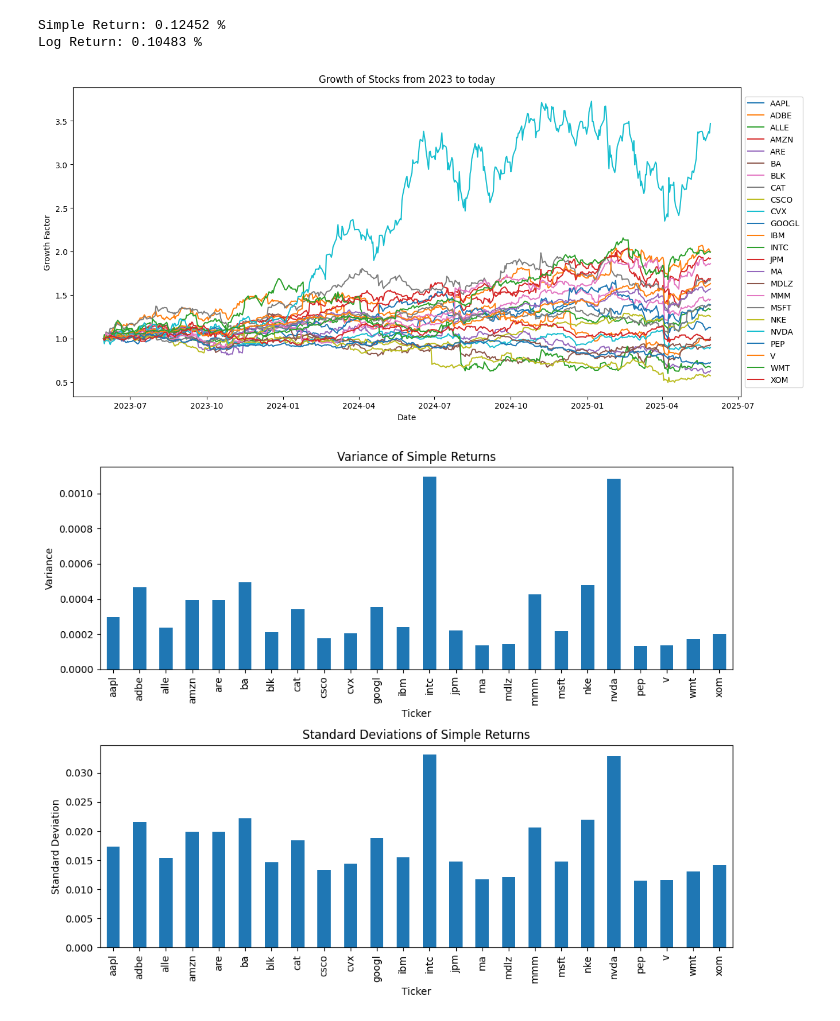
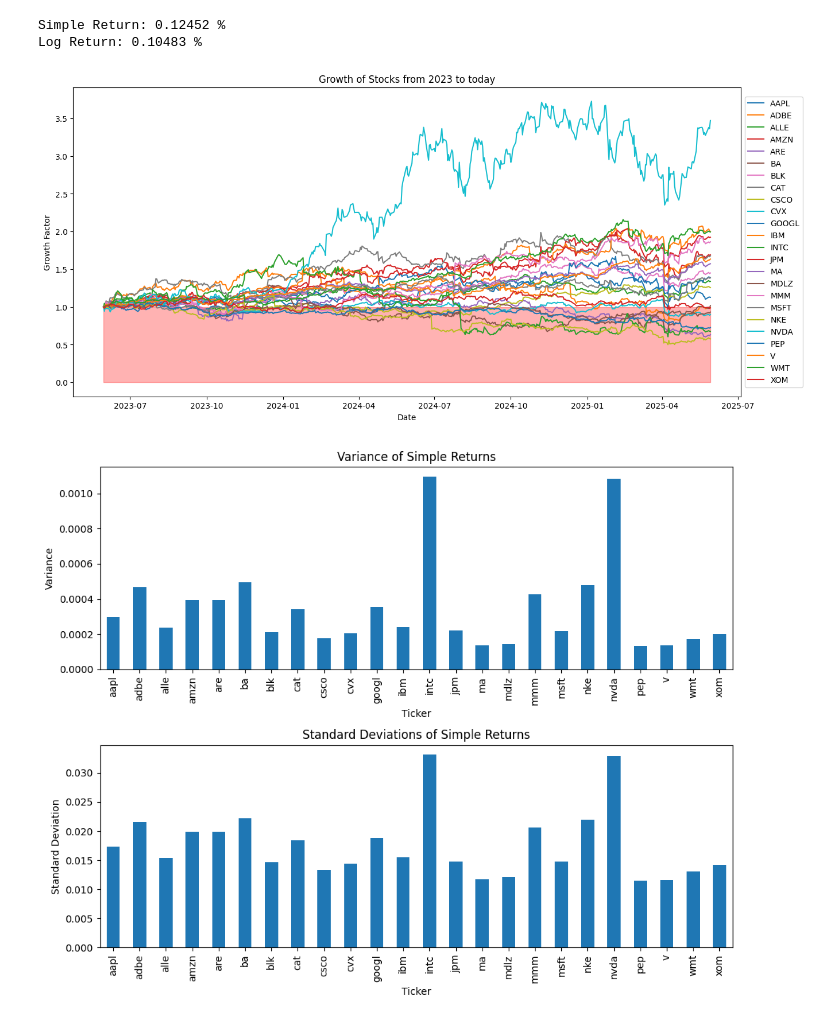
Before and after one commit to jtorsvik/project-anthill, a Jupyter notebook: notebook/stock_analysis.ipynb, the cells around one changed output. Cells and saved outputs as stored; diff of their text form; code cells hidden in the pictures.

```diff
--- a/notebook/stock_analysis.ipynb
+++ b/notebook/stock_analysis.ipynb
@@ -85,25 +85,28 @@ Log Return: 0.10483 %
 # %%
 source_daily_path = "C:/Users/jmtorsvik/git_repos/project-anthill/data/polygon/daily/"
 
 
 df = pd.DataFrame()
 simple_returns = pd.DataFrame()
 
 plt.figure(figsize=(15, 7))
 
 for ticker in os.listdir(source_daily_path):
     df[ticker] = pd.read_parquet(source_daily_path + ticker + "/")['close']
     simple_returns[ticker] = (df[ticker] / df[ticker].shift(1)) - 1
     growth = (df[ticker] / df[ticker].iloc[0])
     plt.plot(df.index, growth, label=ticker.upper())
 
+thres = 1.0
+
+plt.fill_between(df.index, thres, 0, where=(df[ticker] > thres), color='red', alpha=0.3)
 plt.title('Growth of Stocks from 2023 to today')
 plt.xlabel('Date')
 plt.ylabel('Growth Factor')
 plt.legend(loc='center left', bbox_to_anchor=(1, 0.5))
 plt.show()
 # %% [output]
-[figure, old version]
+[figure, new version]
 # %%
 # Create a figure and two subplots
 fig, axs = plt.subplots(2, 1, figsize=(10, 8))
```
Also changed, not shown: parts of 3 cells of this notebook.
